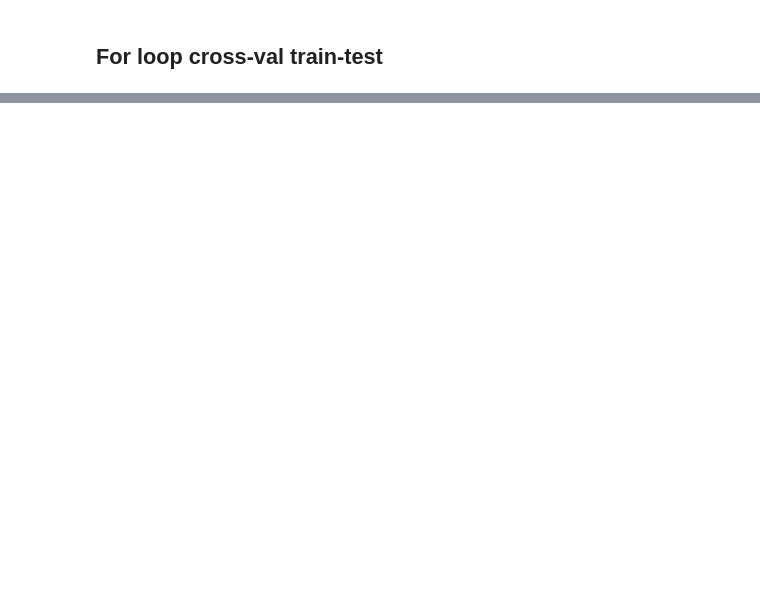
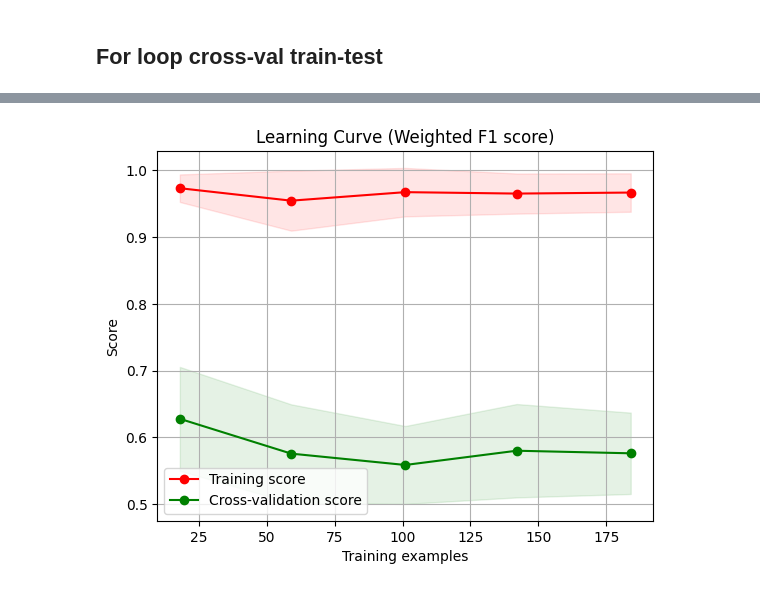
Before and after one commit to peterij/TM10007_Diagnosing_heart_disease, a Jupyter notebook: Classifier_code.ipynb, the cells around one changed output, grey strips where cells are left out. Cells and saved outputs as stored; diff of their text form; code cells hidden in the pictures; blank space fills up the shorter version.

```diff
--- a/Classifier_code.ipynb
+++ b/Classifier_code.ipynb
@@ -868,0 +886,28 @@ plt.show()
+# %%
+########################## learning curve plot #################################
+mean_train_scores = np.array(mean_train_scores).mean(axis=1)
+std_train_scores = np.array(std_train_scores).mean(axis=1)
+mean_test_scores = np.array(mean_test_scores).mean(axis=1)
+std_test_scores = np.array(std_test_scores).mean(axis=1)
+
+plt.figure()
+plt.title("Learning Curve (Weighted F1 score)")
+plt.xlabel("Training examples")
+plt.ylabel("Score")
+
+plt.fill_between(train_sizes, mean_train_scores - std_train_scores,
+              mean_train_scores + std_train_scores, alpha=0.1,
+              color="r")
+plt.fill_between(train_sizes, mean_test_scores - std_test_scores,
+              mean_test_scores + std_test_scores, alpha=0.1, color="g")
+plt.plot(train_sizes, mean_train_scores, 'o-', color="r",
+      label="Training score")
+plt.plot(train_sizes, mean_test_scores, 'o-', color="g",
+      label="Cross-validation score")
+
+plt.legend(loc="best")
+plt.grid("on")
+plt.show()
+plt.show()
+# %% [output]
+[figure, added]
```
Also changed, not shown: parts of 5 cells of this notebook.
